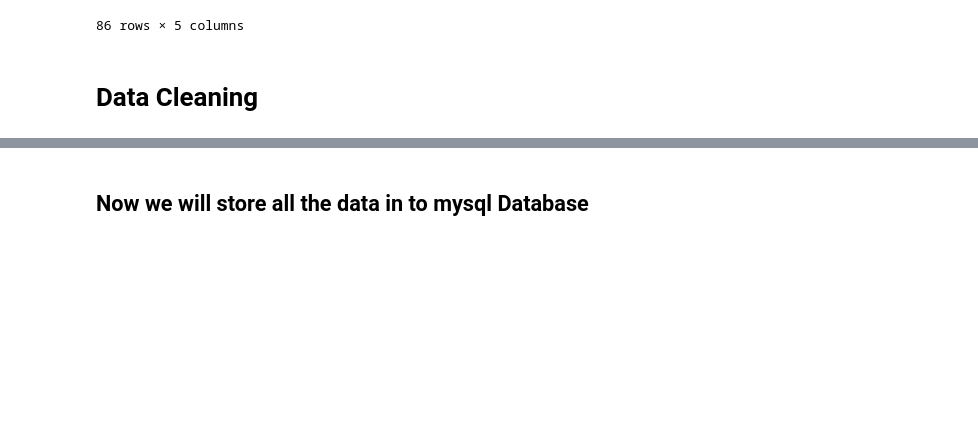
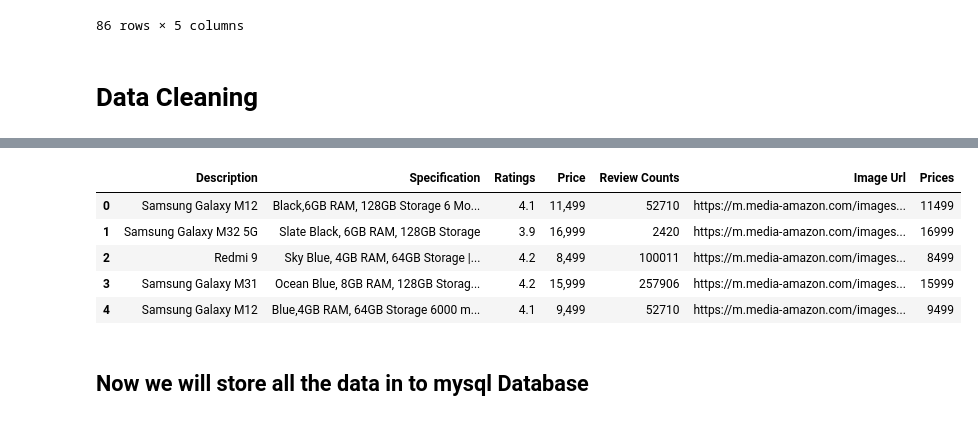
Before and after one commit to shubham2721/shubham2721, a Jupyter notebook: Amazon_Web_Scraping.ipynb, the cells around one changed output, grey strips where cells are left out. Saved outputs shown, nothing was run; the diff lists cells and outputs as text; code cells hidden in the pictures; blank space fills up the shorter version.

```diff
--- a/Amazon_Web_Scraping.ipynb
+++ b/Amazon_Web_Scraping.ipynb
@@ -165,6 +182,3 @@ prod_df['Review Counts'] = prod_df['Review Counts'].str.replace(',', '')
 # %%
 prod_df['Prices']=pd.to_numeric(prod_df['Prices'], errors = 'coerce').astype('Int64')# for converting it to int value
 prod_df['Review Counts']=pd.to_numeric(prod_df['Review Counts'], errors = 'coerce').astype('Int64')
-# %%
-# Now we will Extract only ratings
-prod_df['Ratings'] = prod_df['Ratings'].str[0:3]
@@ -174,9 +185,12 @@ new = prod_df['Description'].str.split('(',1, expand = True)
-# %%
-prod_df['Description'] = new[0]
-# %%
-prod_df.insert(1, 'Specification', new[1])  # by using insert function you can place at any index
-# %%
-prod_df['Specification'] = prod_df['Specification'].str.replace(')','')
+# %%
+prod_df.head()
+# %% [output]
+|  | Description | Specification | Ratings | Price | Review Counts | Image Url | Prices |
+| 0 | Samsung Galaxy M12 | Black,6GB RAM, 128GB Storage 6 Mo... | 4.1 | 11,499 | 52710 | https://m.media-amazon.com/images... | 11499 |
+| 1 | Samsung Galaxy M32 5G | Slate Black, 6GB RAM, 128GB Storage | 3.9 | 16,999 | 2420 | https://m.media-amazon.com/images... | 16999 |
+| 2 | Redmi 9 | Sky Blue, 4GB RAM, 64GB Storage |... | 4.2 | 8,499 | 100011 | https://m.media-amazon.com/images... | 8499 |
+| 3 | Samsung Galaxy M31 | Ocean Blue, 8GB RAM, 128GB Storag... | 4.2 | 15,999 | 257906 | https://m.media-amazon.com/images... | 15999 |
+| 4 | Samsung Galaxy M12 | Blue,4GB RAM, 64GB Storage 6000 m... | 4.1 | 9,499 | 52710 | https://m.media-amazon.com/images... | 9499 |
 # %%
 # Save Results to EXCEL File
 # writing to Excel
```
Also changed, not shown: parts of 8 cells of this notebook.
